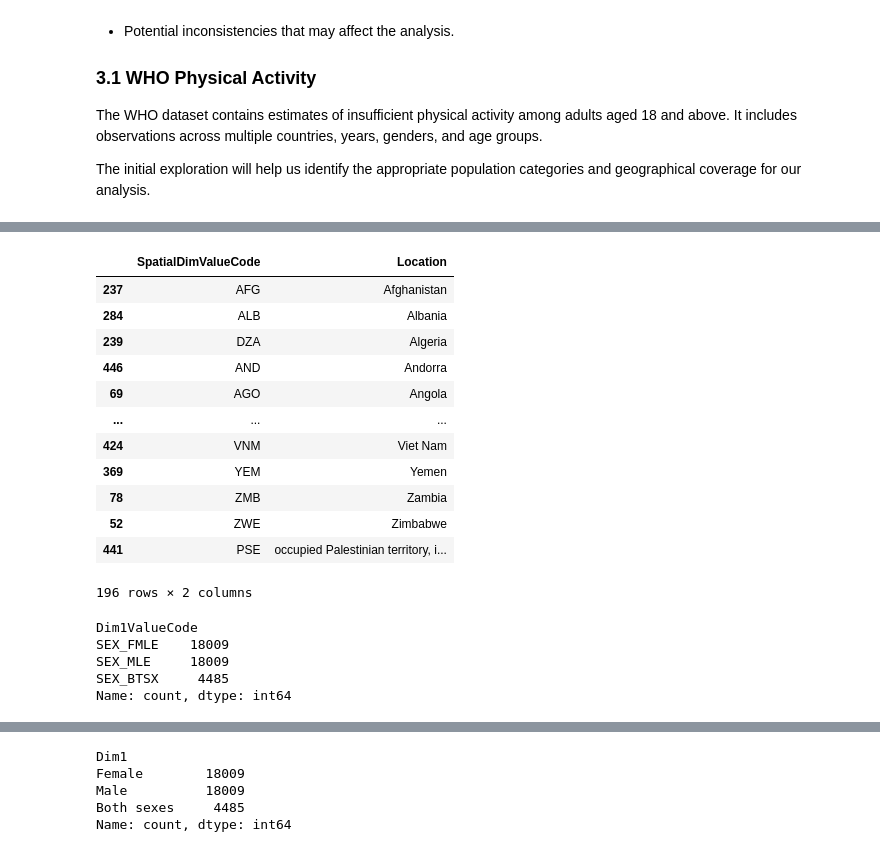
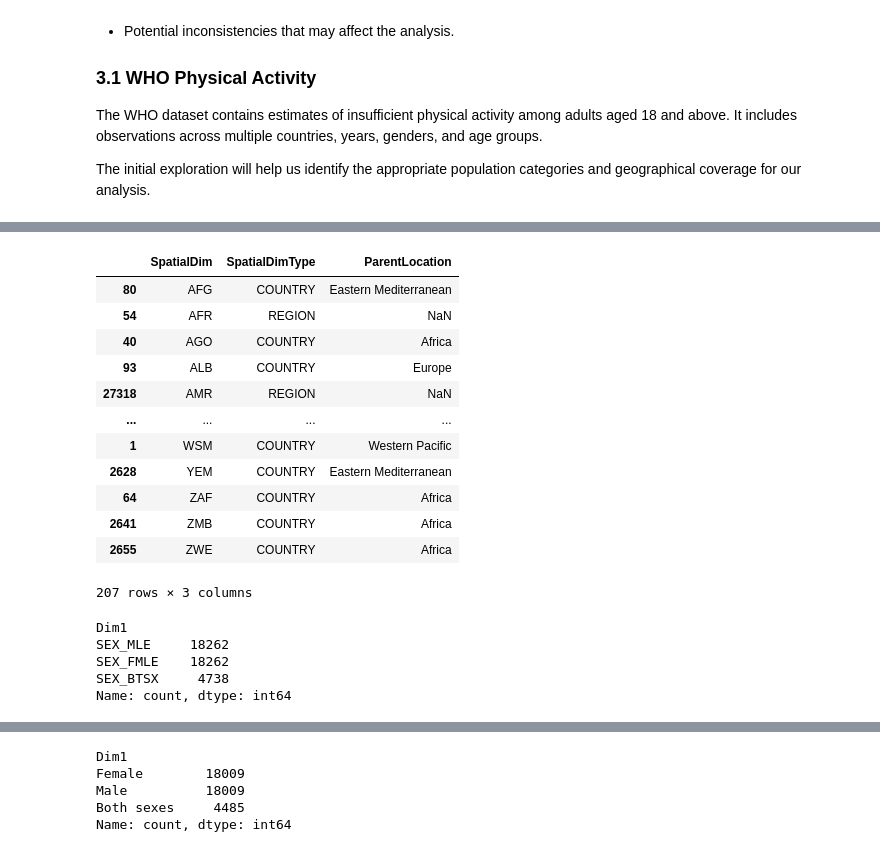
Before and after one commit to Edgybug/european-physical-activity-and-public-health, a Jupyter notebook: notebooks/01_data_exploration.ipynb, the cells around one changed output, grey strips where cells are left out. Cells and saved outputs as stored; diff of their text form; code cells hidden in the pictures.

```diff
--- a/notebooks/01_data_exploration.ipynb
+++ b/notebooks/01_data_exploration.ipynb
@@ -127,28 +163,32 @@ DateModified                      0
 dtype: int64
 # %%
+
+# Inspect geographical identifiers and names
 who_physical_activity[
-    ["SpatialDimValueCode", "Location"]
-].drop_duplicates().sort_values("Location")
+    ["SpatialDim", "SpatialDimType", "ParentLocation"]
+].drop_duplicates().sort_values("SpatialDim")
 # %% [output]
-|  | SpatialDimValueCode | Location |
-| 237 | AFG | Afghanistan |
-| 284 | ALB | Albania |
-| 239 | DZA | Algeria |
-| 446 | AND | Andorra |
-| 69 | AGO | Angola |
-| ... | ... | ... |
-| 424 | VNM | Viet Nam |
-| 369 | YEM | Yemen |
-| 78 | ZMB | Zambia |
-| 52 | ZWE | Zimbabwe |
-| 441 | PSE | occupied Palestinian territory, i... |
+|  | SpatialDim | SpatialDimType | ParentLocation |
+| 80 | AFG | COUNTRY | Eastern Mediterranean |
+| 54 | AFR | REGION | NaN |
+| 40 | AGO | COUNTRY | Africa |
+| 93 | ALB | COUNTRY | Europe |
+| 27318 | AMR | REGION | NaN |
+| ... | ... | ... | ... |
+| 1 | WSM | COUNTRY | Western Pacific |
+| 2628 | YEM | COUNTRY | Eastern Mediterranean |
+| 64 | ZAF | COUNTRY | Africa |
+| 2641 | ZMB | COUNTRY | Africa |
+| 2655 | ZWE | COUNTRY | Africa |
-196 rows × 2 columns
+207 rows × 3 columns
 # %%
-who_physical_activity["Dim1ValueCode"].value_counts()
+# Inspect sex categories
+
+who_physical_activity["Dim1"].value_counts()
 # %% [output]
-Dim1ValueCode
-SEX_FMLE    18009
-SEX_MLE     18009
-SEX_BTSX     4485
+Dim1
+SEX_MLE     18262
+SEX_FMLE    18262
+SEX_BTSX     4738
 Name: count, dtype: int64
 # %%
```
Also changed, not shown: parts of 16 cells of this notebook.
